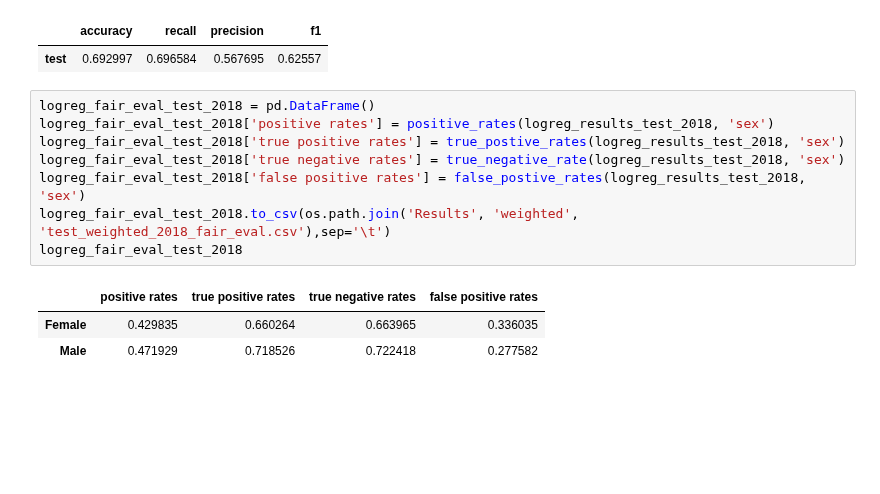
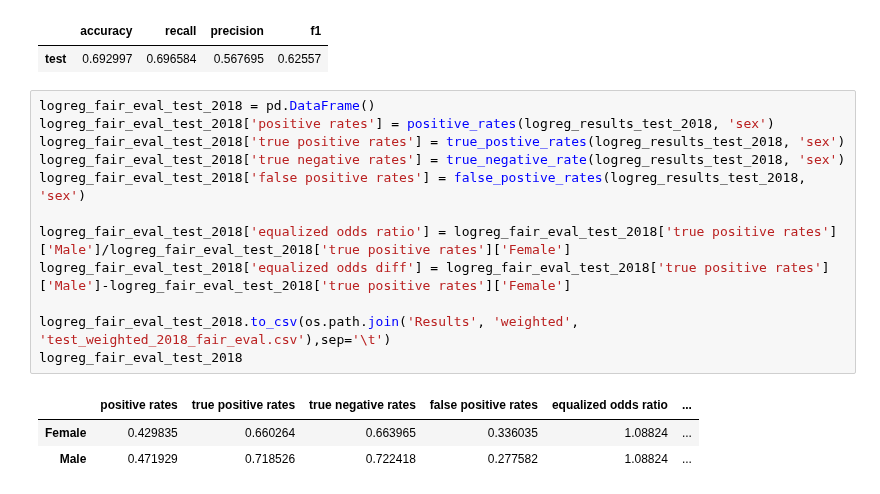
Before and after one commit to JipSchoneveld/HCML_project, a Jupyter notebook: reweigh_train.ipynb, the cells around one changed output. Drawn from its saved outputs; the diff is of its cells as text; blank space fills up the shorter version.

Commit message:
added more fair

```diff
--- a/reweigh_train.ipynb
+++ b/reweigh_train.ipynb
@@ -187,12 +187,16 @@ logreg_eval_test_2018
 # %%
 logreg_fair_eval_test_2018 = pd.DataFrame()
 logreg_fair_eval_test_2018['positive rates'] = positive_rates(logreg_results_test_2018, 'sex')
 logreg_fair_eval_test_2018['true positive rates'] = true_postive_rates(logreg_results_test_2018, 'sex')
 logreg_fair_eval_test_2018['true negative rates'] = true_negative_rate(logreg_results_test_2018, 'sex')
 logreg_fair_eval_test_2018['false positive rates'] = false_postive_rates(logreg_results_test_2018, 'sex')
+
+logreg_fair_eval_test_2018['equalized odds ratio'] = logreg_fair_eval_test_2018['true positive rates']['Male']/logreg_fair_eval_test_2018['true positive rates']['Female']
+logreg_fair_eval_test_2018['equalized odds diff'] = logreg_fair_eval_test_2018['true positive rates']['Male']-logreg_fair_eval_test_2018['true positive rates']['Female']
+
 logreg_fair_eval_test_2018.to_csv(os.path.join('Results', 'weighted', 'test_weighted_2018_fair_eval.csv'),sep='\t')
 logreg_fair_eval_test_2018
 # %% [output]
-|  | positive rates | true positive rates | true negative rates | false positive rates |
-| Female | 0.429835 | 0.660264 | 0.663965 | 0.336035 |
-| Male | 0.471929 | 0.718526 | 0.722418 | 0.277582 |
+|  | positive rates | true positive rates | true negative rates | false positive rates | equalized odds ratio | ... |
+| Female | 0.429835 | 0.660264 | 0.663965 | 0.336035 | 1.08824 | ... |
+| Male | 0.471929 | 0.718526 | 0.722418 | 0.277582 | 1.08824 | ... |
```
Also changed, not shown: 4 other files.
